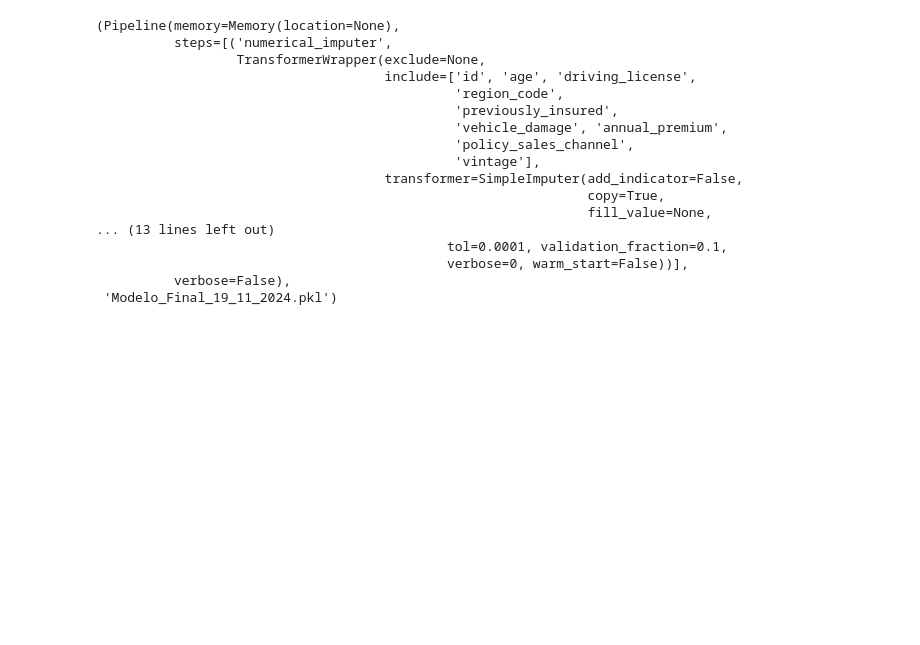
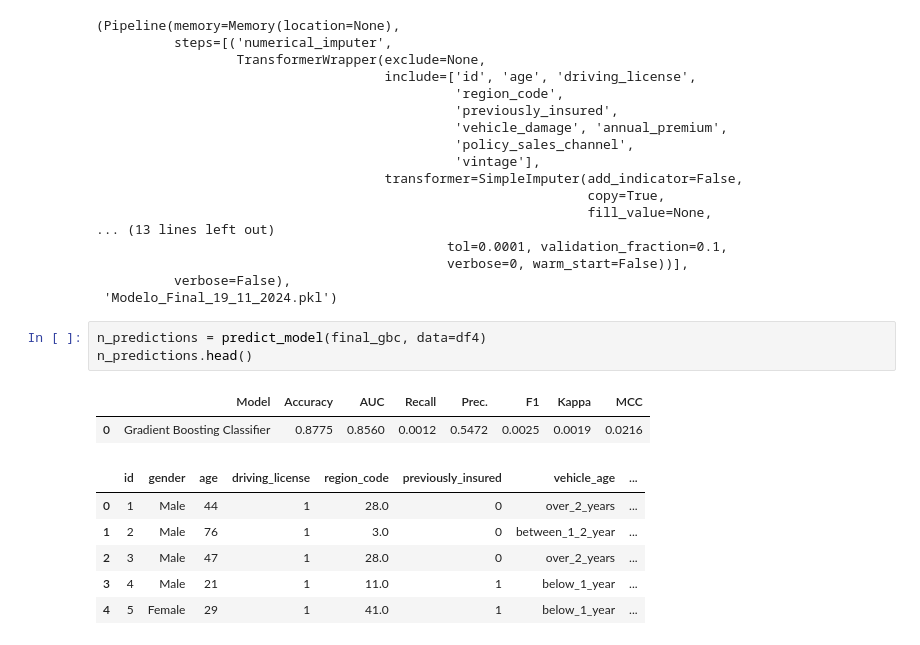
Before and after one commit to kubohenrique/health_insurance, a Jupyter notebook: Notebooks/ciclo01.ipynb, the cells around one changed output. Saved outputs shown, nothing was run; the diff lists cells and outputs as text; blank space fills up the shorter version.

Commit message:
finalizando

```diff
--- a/Notebooks/ciclo01.ipynb
+++ b/Notebooks/ciclo01.ipynb
@@ -725,3 +739,15 @@ Transformation Pipeline and Model Successfully Saved
                                              verbose=0, warm_start=False))],
           verbose=False),
  'Modelo_Final_19_11_2024.pkl')
+# %%
+n_predictions = predict_model(final_gbc, data=df4)
+n_predictions.head()
+# %% [output]
+|  | Model | Accuracy | AUC | Recall | Prec. | F1 | Kappa | MCC |
+| 0 | Gradient Boosting Classifier | 0.8775 | 0.8560 | 0.0012 | 0.5472 | 0.0025 | 0.0019 | 0.0216 |
+|  | id | gender | age | driving_license | region_code | previously_insured | vehicle_age | ... |
+| 0 | 1 | Male | 44 | 1 | 28.0 | 0 | over_2_years | ... |
+| 1 | 2 | Male | 76 | 1 | 3.0 | 0 | between_1_2_year | ... |
+| 2 | 3 | Male | 47 | 1 | 28.0 | 0 | over_2_years | ... |
+| 3 | 4 | Male | 21 | 1 | 11.0 | 1 | below_1_year | ... |
+| 4 | 5 | Female | 29 | 1 | 41.0 | 1 | below_1_year | ... |
```
Also changed, not shown: parts of 18 cells of this notebook, 2 other files.
